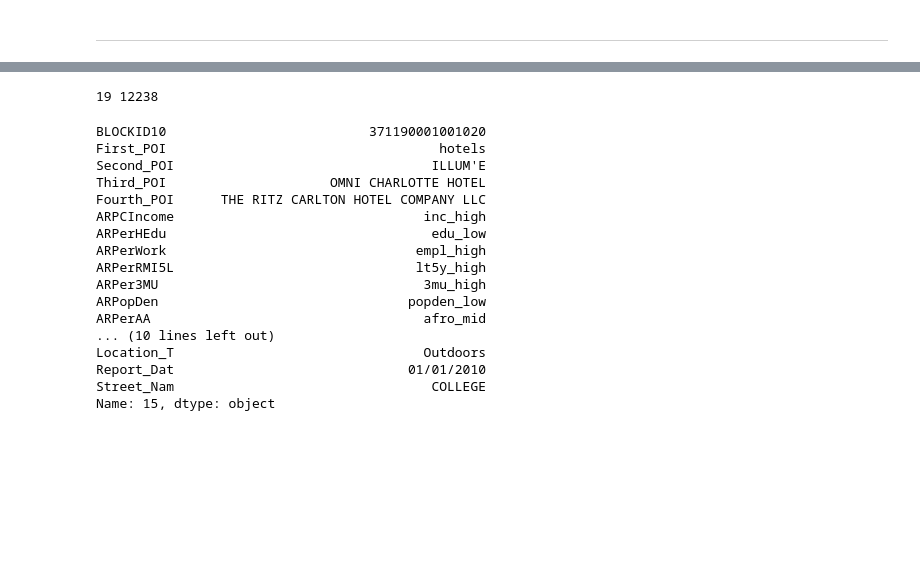
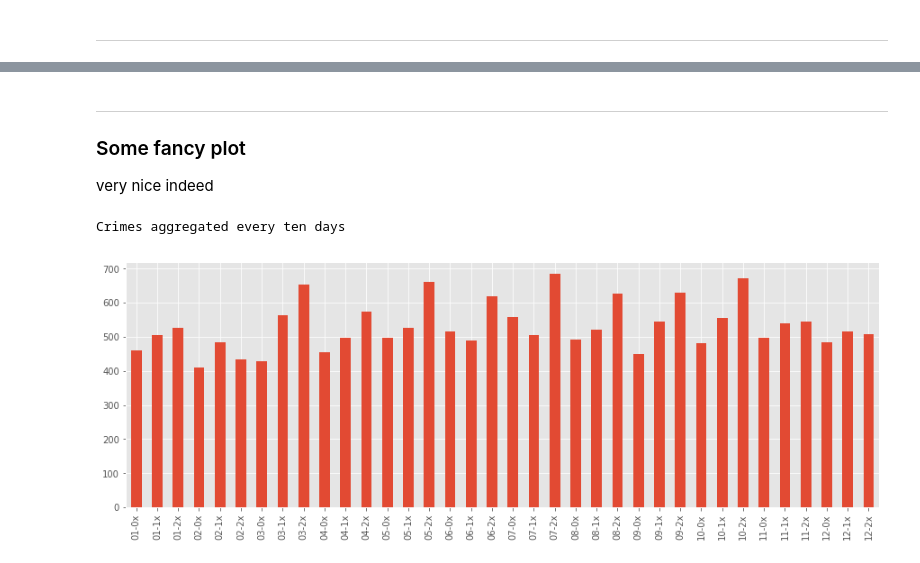
Before and after one commit to chrisPiemonte/crime-analysis, a Jupyter notebook: 2 - Data Preparation.ipynb, the cells around one changed output, grey strips where cells are left out. Saved outputs shown, nothing was run; the diff lists cells and outputs as text; code cells hidden in the pictures; blank space fills up the shorter version.

```diff
--- a/2 - Data Preparation.ipynb
+++ b/2 - Data Preparation.ipynb
@@ -134,7 +113,8 @@ hotels_name   = ["hotels" for i in hotels_points]
 park_name     = ["park" for i in park_points]
 
 names  = business_name + mall_name + walmart_name + drinking_name + hotels_name + park_name
-points = numpy.concatenate((business_points, mall_points, walmart_points, drinking_points, hotels_points, park_points))
+points = numpy.concatenate((business_points, mall_points, walmart_points,
+                            drinking_points, hotels_points, park_points))
 # %%
 # closest_POI -> for each crime its neighbourhood
 closest_POI = []
@@ -343,26 +302,0 @@ def predict_column(attribute):
-# %%
-
-
-predict_column("ARPerHOwn")
-# %% [output]
-19 12238
-# %%
-df.ix[15]
-# %% [output]
-BLOCKID10                          371190001001020
-First_POI                                   hotels
-Second_POI                                 ILLUM'E
-Third_POI                     OMNI CHARLOTTE HOTEL
-Fourth_POI      THE RITZ CARLTON HOTEL COMPANY LLC
-ARPCIncome                                inc_high
-ARPerHEdu                                  edu_low
-ARPerWork                                empl_high
-ARPerRMI5L                               lt5y_high
-ARPer3MU                                  3mu_high
-ARPopDen                                popden_low
-ARPerAA                                   afro_mid
-... (10 lines left out)
-Location_T                                Outdoors
-Report_Dat                              01/01/2010
-Street_Nam                                 COLLEGE
-Name: 15, dtype: object
@@ -373 +303,24 @@ Name: 15, dtype: object
+# %% [markdown]
+---
+### Some fancy plot
+very nice indeed
+# %%
+fig_size = [15, 5]
+plt.rcParams["figure.figsize"] = fig_size
+
+date_series = df["Report_Dat"].astype('category')
+date_series = date_series.value_counts().sort_index()
+
+crime_per_month = {}
+for key, val in date_series.iteritems():
+    month = key[:2]
+    day = key[3:4]
+    k = month + "-" + ("2" if int(day) == 3 else str(day)) + "x"
+    crime_per_month[k] = crime_per_month.get(k, 0) + val
+
+pandas.Series(crime_per_month).plot.bar()
+print "Crimes aggregated every ten days"
+# %% [output]
+Crimes aggregated every ten days
+[figure, added]
 # %%
```
Also changed, not shown: parts of 28 cells of this notebook, 1 other file.
